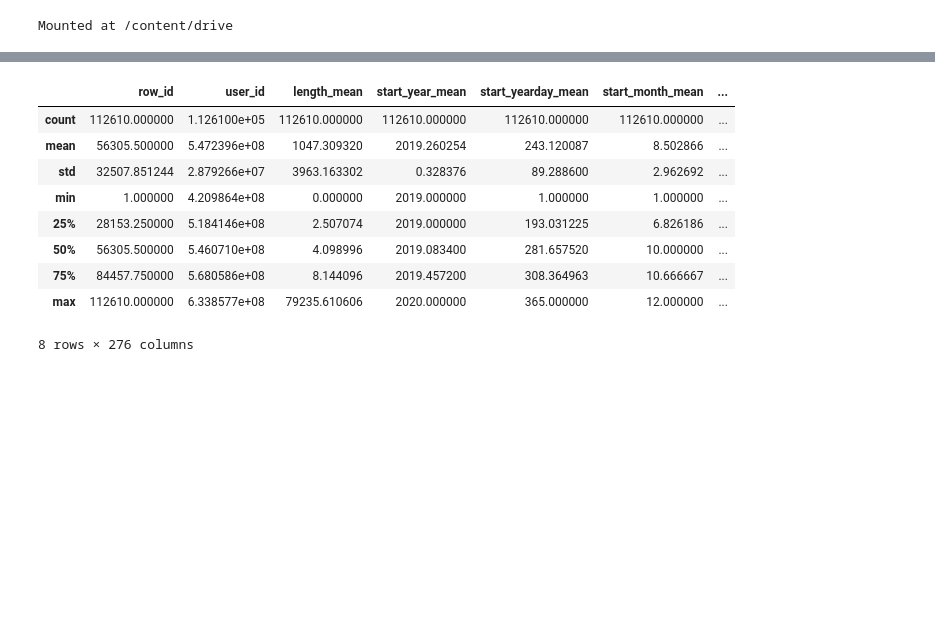
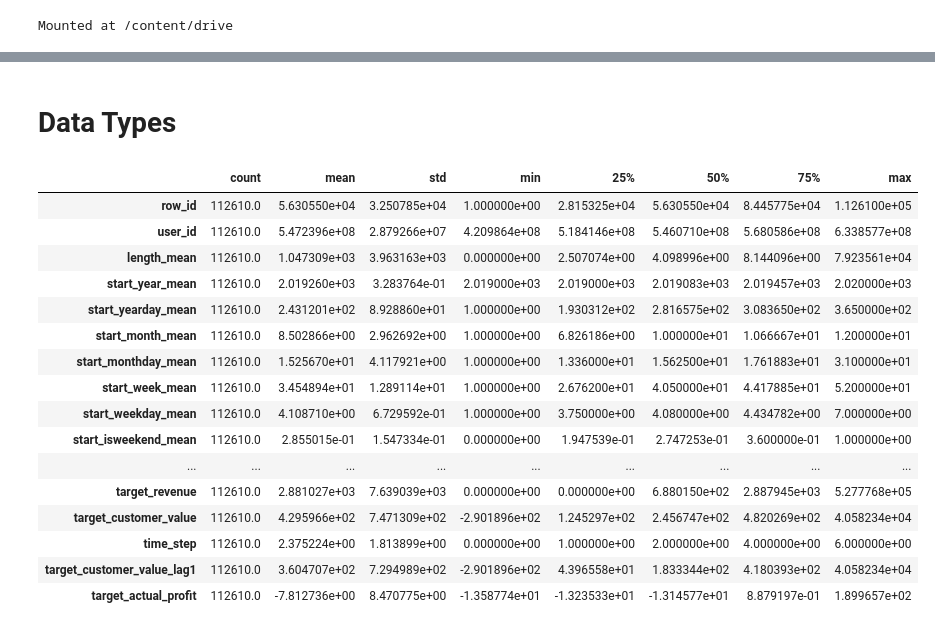
Before and after one commit to manor-s/DS-course-project-4, a Jupyter notebook: EDA/EDA.ipynb, the cells around one changed output, grey strips where cells are left out. Drawn from its saved outputs; the diff is of its cells as text; code cells hidden in the pictures; blank space fills up the shorter version.

```diff
--- a/EDA/EDA.ipynb
+++ b/EDA/EDA.ipynb
@@ -31,13 +30,22 @@ print(churn.head())
+# %% [markdown]
+# Data Types
 # %%
-churn.describe()
+churn.describe(include='all').T
 # %% [output]
-|  | row_id | user_id | length_mean | start_year_mean | start_yearday_mean | start_month_mean | ... |
-| count | 112610.000000 | 1.126100e+05 | 112610.000000 | 112610.000000 | 112610.000000 | 112610.000000 | ... |
-| mean | 56305.500000 | 5.472396e+08 | 1047.309320 | 2019.260254 | 243.120087 | 8.502866 | ... |
-| std | 32507.851244 | 2.879266e+07 | 3963.163302 | 0.328376 | 89.288600 | 2.962692 | ... |
-| min | 1.000000 | 4.209864e+08 | 0.000000 | 2019.000000 | 1.000000 | 1.000000 | ... |
-| 25% | 28153.250000 | 5.184146e+08 | 2.507074 | 2019.000000 | 193.031225 | 6.826186 | ... |
-| 50% | 56305.500000 | 5.460710e+08 | 4.098996 | 2019.083400 | 281.657520 | 10.000000 | ... |
-| 75% | 84457.750000 | 5.680586e+08 | 8.144096 | 2019.457200 | 308.364963 | 10.666667 | ... |
-| max | 112610.000000 | 6.338577e+08 | 79235.610606 | 2020.000000 | 365.000000 | 12.000000 | ... |
+|  | count | mean | std | min | 25% | 50% | 75% | max |
+| row_id | 112610.0 | 5.630550e+04 | 3.250785e+04 | 1.000000e+00 | 2.815325e+04 | 5.630550e+04 | 8.445775e+04 | 1.126100e+05 |
+| user_id | 112610.0 | 5.472396e+08 | 2.879266e+07 | 4.209864e+08 | 5.184146e+08 | 5.460710e+08 | 5.680586e+08 | 6.338577e+08 |
+| length_mean | 112610.0 | 1.047309e+03 | 3.963163e+03 | 0.000000e+00 | 2.507074e+00 | 4.098996e+00 | 8.144096e+00 | 7.923561e+04 |
+| start_year_mean | 112610.0 | 2.019260e+03 | 3.283764e-01 | 2.019000e+03 | 2.019000e+03 | 2.019083e+03 | 2.019457e+03 | 2.020000e+03 |
+| start_yearday_mean | 112610.0 | 2.431201e+02 | 8.928860e+01 | 1.000000e+00 | 1.930312e+02 | 2.816575e+02 | 3.083650e+02 | 3.650000e+02 |
+| start_month_mean | 112610.0 | 8.502866e+00 | 2.962692e+00 | 1.000000e+00 | 6.826186e+00 | 1.000000e+01 | 1.066667e+01 | 1.200000e+01 |
+| start_monthday_mean | 112610.0 | 1.525670e+01 | 4.117921e+00 | 1.000000e+00 | 1.336000e+01 | 1.562500e+01 | 1.761883e+01 | 3.100000e+01 |
+| start_week_mean | 112610.0 | 3.454894e+01 | 1.289114e+01 | 1.000000e+00 | 2.676200e+01 | 4.050000e+01 | 4.417885e+01 | 5.200000e+01 |
+| start_weekday_mean | 112610.0 | 4.108710e+00 | 6.729592e-01 | 1.000000e+00 | 3.750000e+00 | 4.080000e+00 | 4.434782e+00 | 7.000000e+00 |
+| start_isweekend_mean | 112610.0 | 2.855015e-01 | 1.547334e-01 | 0.000000e+00 | 1.947539e-01 | 2.747253e-01 | 3.600000e-01 | 1.000000e+00 |
+| ... | ... | ... | ... | ... | ... | ... | ... | ... |
+| target_revenue | 112610.0 | 2.881027e+03 | 7.639039e+03 | 0.000000e+00 | 0.000000e+00 | 6.880150e+02 | 2.887945e+03 | 5.277768e+05 |
+| target_customer_value | 112610.0 | 4.295966e+02 | 7.471309e+02 | -2.901896e+02 | 1.245297e+02 | 2.456747e+02 | 4.820269e+02 | 4.058234e+04 |
+| time_step | 112610.0 | 2.375224e+00 | 1.813899e+00 | 0.000000e+00 | 1.000000e+00 | 2.000000e+00 | 4.000000e+00 | 6.000000e+00 |
+| target_customer_value_lag1 | 112610.0 | 3.604707e+02 | 7.294989e+02 | -2.901896e+02 | 4.396558e+01 | 1.833344e+02 | 4.180393e+02 | 4.058234e+04 |
+| target_actual_profit | 112610.0 | -7.812736e+00 | 8.470775e+00 | -1.358774e+01 | -1.323533e+01 | -1.314577e+01 | 8.879197e-01 | 1.899657e+02 |
-8 rows × 276 columns
```
Also changed, not shown: parts of 11 cells of this notebook.
